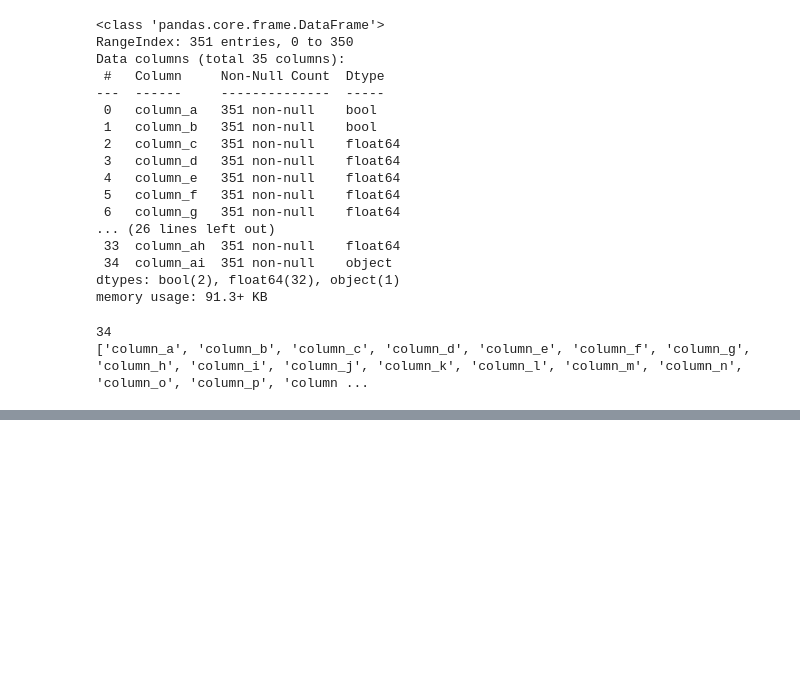
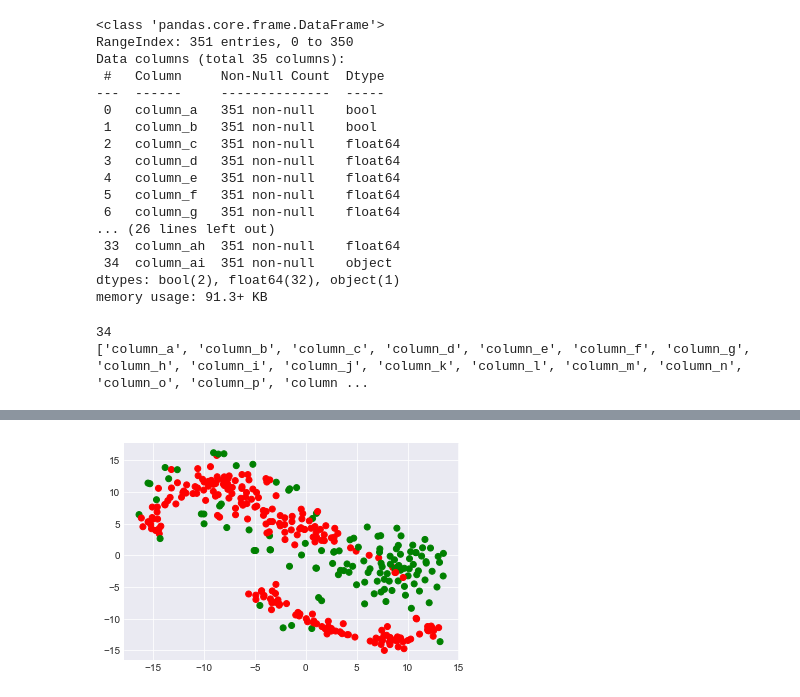
Before and after one commit to superheroyly/ML, a Jupyter notebook: Exp1/Ionosphere.ipynb, the cells around one changed output, grey strips where cells are left out. Drawn from its saved outputs; the diff is of its cells as text; code cells hidden in the pictures; blank space fills up the shorter version.

```diff
--- a/Exp1/Ionosphere.ipynb
+++ b/Exp1/Ionosphere.ipynb
@@ -100,0 +119,4 @@ data_profile
+# %%
+df['column_a'] = [1 if i == True else 0 for i in df['column_a']]
+df['column_b'] = [1 if i == True else 0 for i in df['column_b']]
+df.head()
@@ -100,0 +131,6 @@ data_profile
+# %%
+label = df['Class']
+print(type(df))
+data = df.drop(columns='Class', axis=1)
+print("label.shape:",label.shape, "\ndata.shape:", data.shape)
+print(data.info())
@@ -102,0 +219,11 @@ data_profile
+# %%
+from sklearn.manifold import TSNE
+
+x_train = data
+y_train = label
+
+x_embedded = TSNE(n_components=2).fit_transform(x_train)
+plt.scatter(x_embedded[:, 0], x_embedded[:, 1], color=['green' if label else 'red' for label in y_train])
+plt.show()
+# %% [output]
+[figure, added]
```
Also changed, not shown: parts of 15 cells of this notebook.
